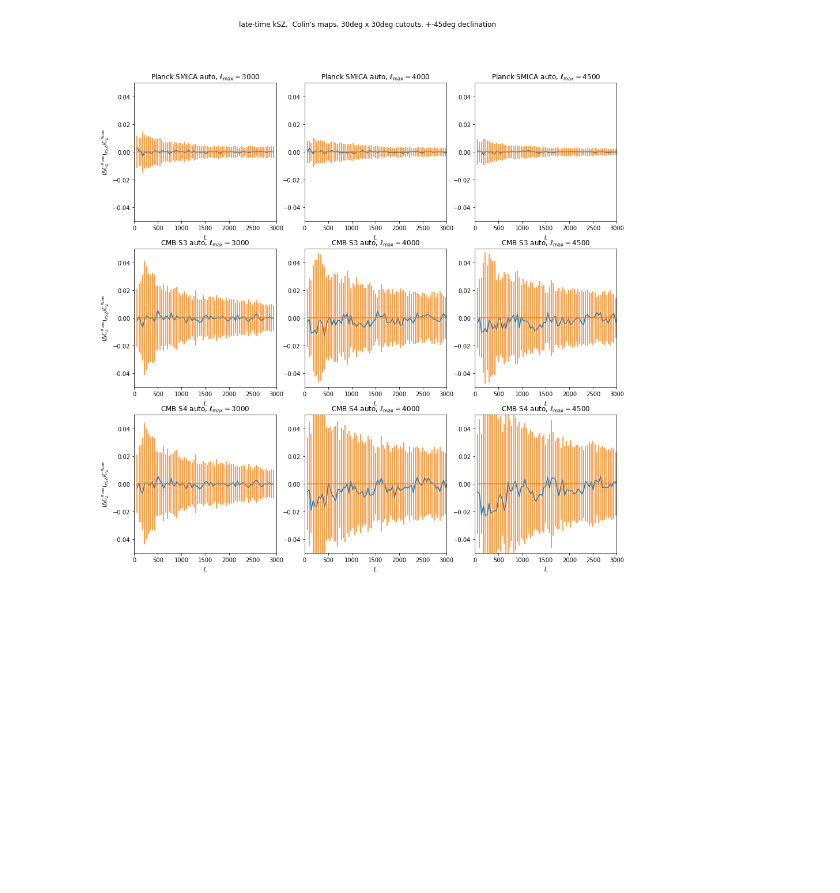
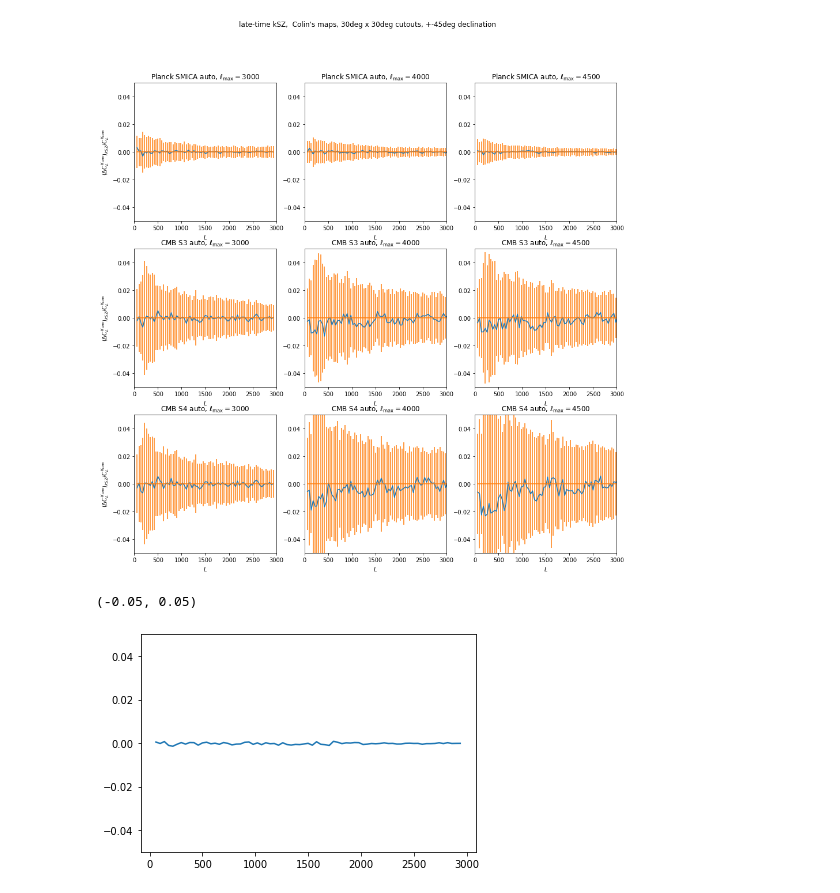
Before and after one commit to catketchup/new_reion-lens, a Jupyter notebook: plot.ipynb, the cells around one changed output. Saved outputs shown, nothing was run; the diff lists cells and outputs as text; code cells hidden in the pictures; blank space fills up the shorter version.

```diff
--- a/plot.ipynb
+++ b/plot.ipynb
@@ -112,3 +112,10 @@ ax_auto[2,2].set_ylim(ylim)
 plt.savefig(plot_path + plot_name)
 # %% [output]
 [figure]
+# %%
+termB = pd.read_csv('temp/data/Colin_lt_termB_CMB_S3_100_3000.csv')
+plt.plot(termB['L'], termB['termB_bias'])
+plt.ylim(ylim)
+# %% [output]
+(-0.05, 0.05)
+[figure, added]
```
Also changed, not shown: 5 other files.
